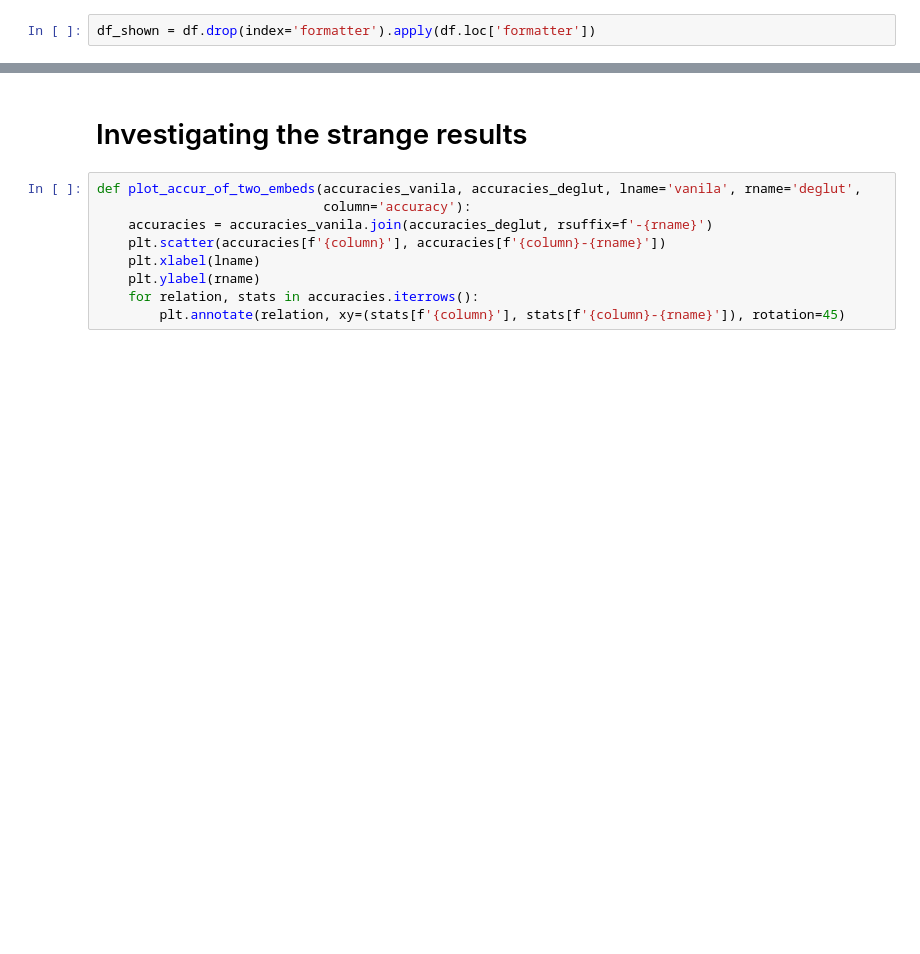
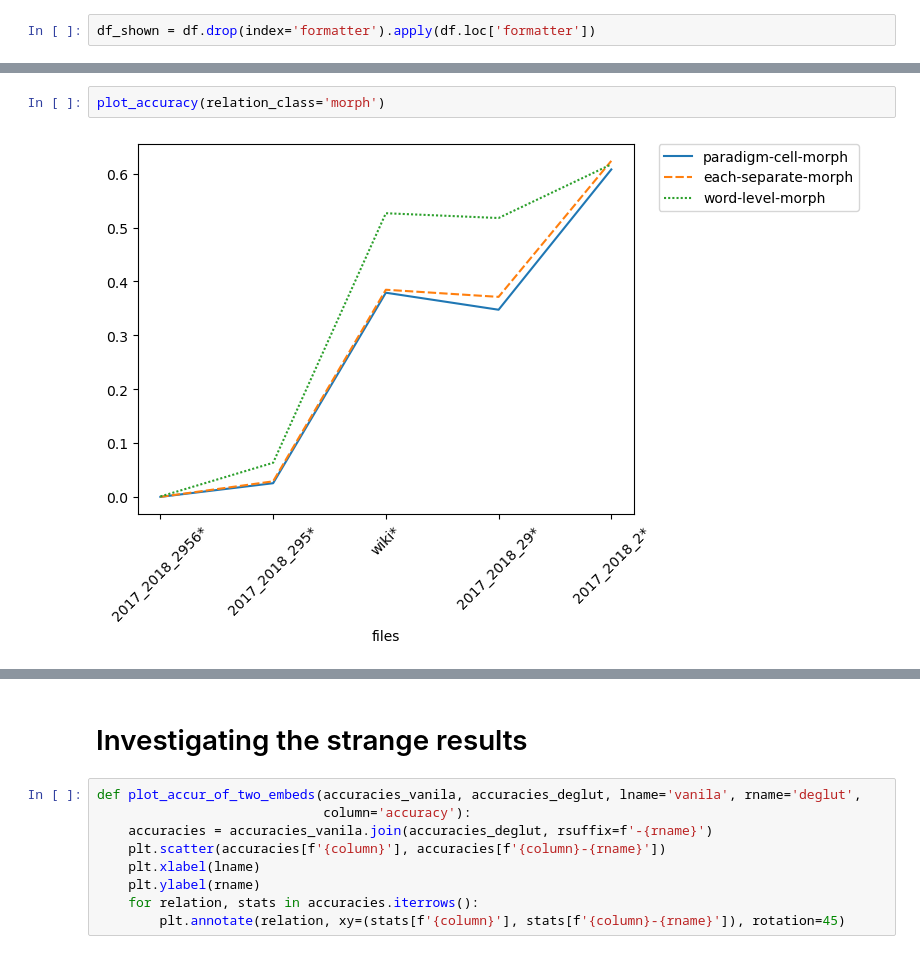
Before and after one commit to makrai/analogy-gluten-free, a Jupyter notebook: gluten-free-analogy.ipynb, the cells around one changed output, grey strips where cells are left out. Drawn from its saved outputs; the diff is of its cells as text; blank space fills up the shorter version.

```diff
--- a/gluten-free-analogy.ipynb
+++ b/gluten-free-analogy.ipynb
@@ -223,0 +215,4 @@ _ = plt.xticks(rotation=90)
+# %%
+plot_accuracy(relation_class='morph')
+# %% [output]
+[figure, added]
```
Also changed, not shown: parts of 18 cells of this notebook.
